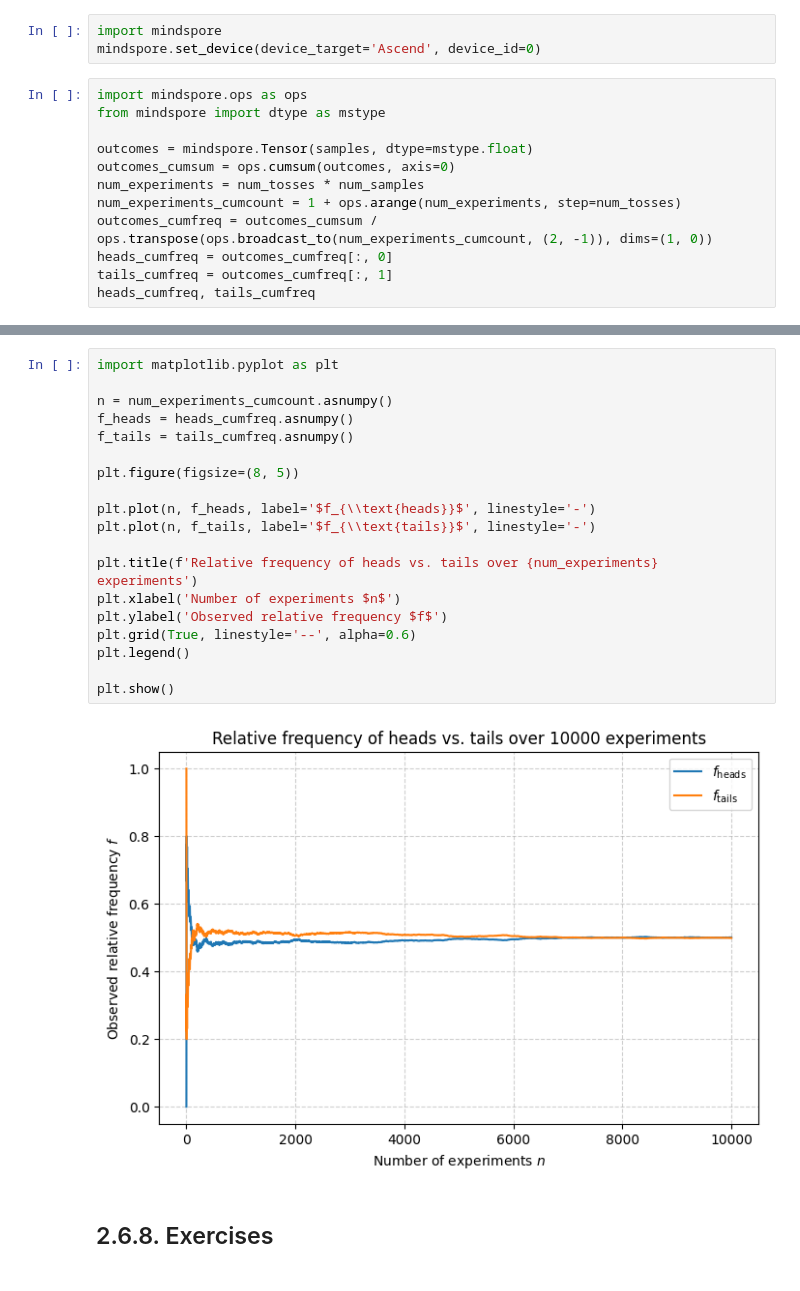
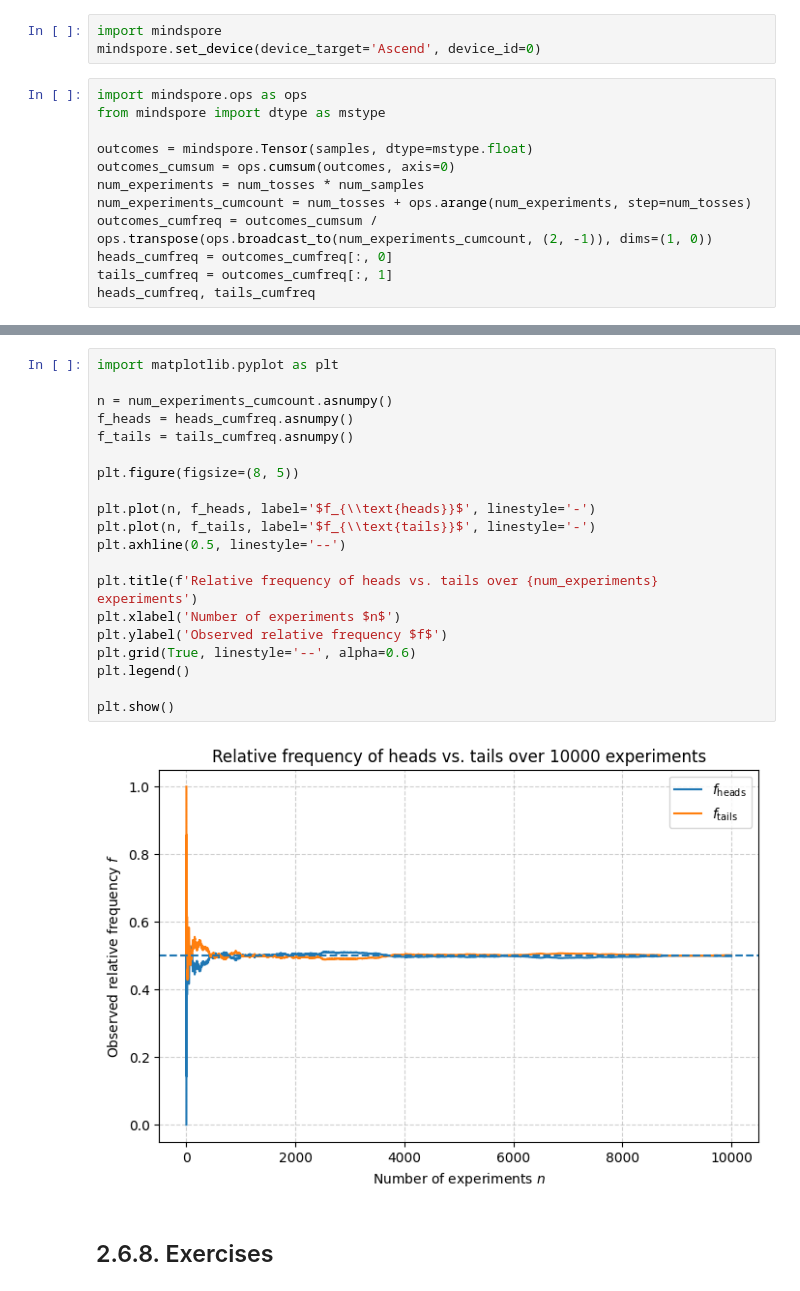
Before and after one commit to DonaldKellett/my-ascend-notebooks, a Jupyter notebook: orangepiaipro-20t/02-d2l-mindspore-ch2-preliminaries/05-probability-and-statistics.ipynb, the cells around one changed output, grey strips where cells are left out. Cells and saved outputs as stored; diff of their text form.

```diff
--- a/orangepiaipro-20t/02-d2l-mindspore-ch2-preliminaries/05-probability-and-statistics.ipynb
+++ b/orangepiaipro-20t/02-d2l-mindspore-ch2-preliminaries/05-probability-and-statistics.ipynb
@@ -81,7 +81,7 @@ from mindspore import dtype as mstype
 outcomes = mindspore.Tensor(samples, dtype=mstype.float)
 outcomes_cumsum = ops.cumsum(outcomes, axis=0)
 num_experiments = num_tosses * num_samples
-num_experiments_cumcount = 1 + ops.arange(num_experiments, step=num_tosses)
+num_experiments_cumcount = num_tosses + ops.arange(num_experiments, step=num_tosses)
 outcomes_cumfreq = outcomes_cumsum / ops.transpose(ops.broadcast_to(num_experiments_cumcount, (2, -1)), dims=(1, 0))
 heads_cumfreq = outcomes_cumfreq[:, 0]
 tails_cumfreq = outcomes_cumfreq[:, 1]
@@ -93,24 +93,25 @@ heads_cumfreq, tails_cumfreq
 # %%
 import matplotlib.pyplot as plt
 
 n = num_experiments_cumcount.asnumpy()
 f_heads = heads_cumfreq.asnumpy()
 f_tails = tails_cumfreq.asnumpy()
 
 plt.figure(figsize=(8, 5))
 
 plt.plot(n, f_heads, label='$f_{\\text{heads}}$', linestyle='-')
 plt.plot(n, f_tails, label='$f_{\\text{tails}}$', linestyle='-')
+plt.axhline(0.5, linestyle='--')
 
 plt.title(f'Relative frequency of heads vs. tails over {num_experiments} experiments')
 plt.xlabel('Number of experiments $n$')
 plt.ylabel('Observed relative frequency $f$')
 plt.grid(True, linestyle='--', alpha=0.6)
 plt.legend()
 
 plt.show()
 # %% [output]
-[figure, old version]
+[figure, new version]
 # %% [markdown]
 ## 2.6.8. Exercises
 # %% [markdown]
```
Also changed, not shown: parts of 6 cells of this notebook, 1 other file.
